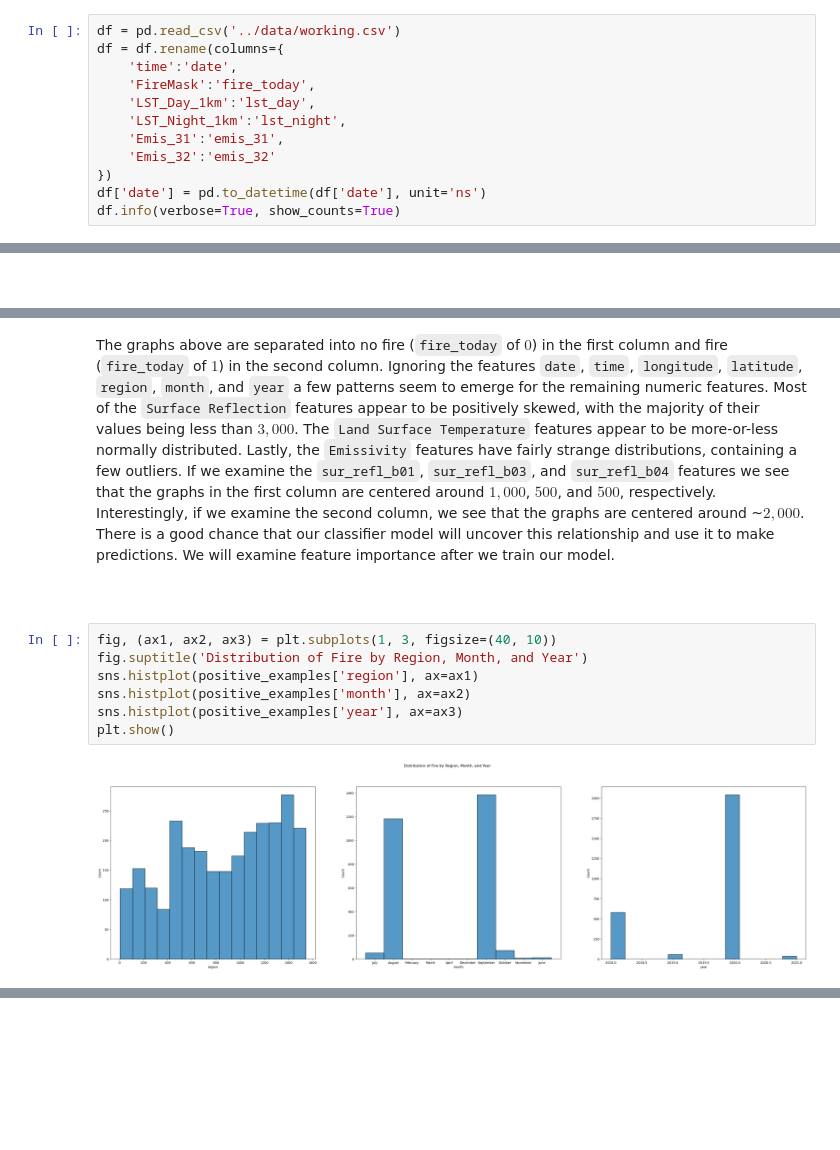
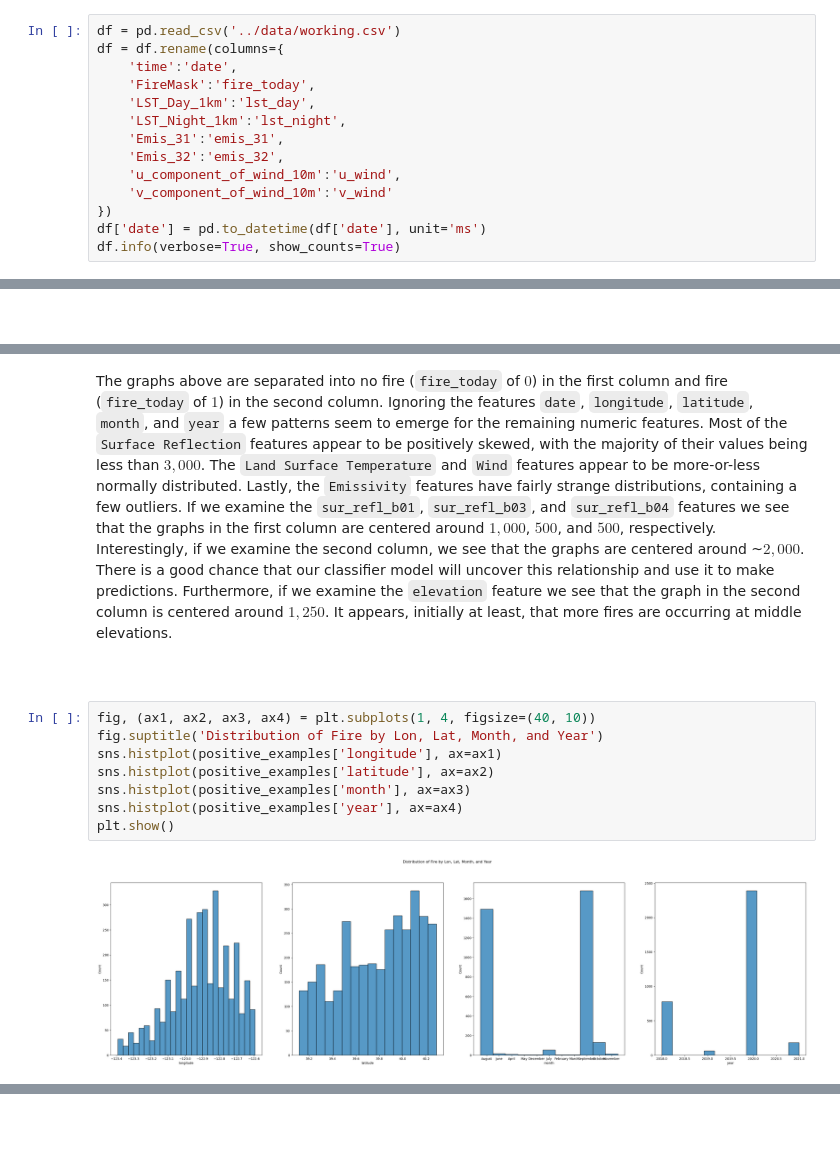
Before and after one commit to lukebass/wews, a Jupyter notebook: report/project.ipynb, the cells around one changed output, grey strips where cells are left out. Saved outputs shown, nothing was run; the diff lists cells and outputs as text; blank space fills up the shorter version.

```diff
--- a/report/project.ipynb
+++ b/report/project.ipynb
@@ -158,9 +158,11 @@ df = df.rename(columns={
     'LST_Day_1km':'lst_day',
     'LST_Night_1km':'lst_night',
     'Emis_31':'emis_31',
-    'Emis_32':'emis_32'
+    'Emis_32':'emis_32',
+    'u_component_of_wind_10m':'u_wind',
+    'v_component_of_wind_10m':'v_wind'
 })
-df['date'] = pd.to_datetime(df['date'], unit='ns')
+df['date'] = pd.to_datetime(df['date'], unit='ms')
 df.info(verbose=True, show_counts=True)
 # %% [output]
 <class 'pandas.core.frame.DataFrame'>
@@ -310,14 +329,15 @@ for feature in numeric_features:
 # %% [markdown]
-The graphs above are separated into no fire (`fire_today` of $0$) in the first column and fire (`fire_today` of $1$) in the second column. Ignoring the features `date`, `time`, `longitude`, `latitude`, `region`, `month`, and `year` a few patterns seem to emerge for the remaining numeric features. Most of the `Surface Reflection` features appear to be positively skewed, with the majority of their values being less than $3,000$. The `Land Surface Temperature` features appear to be more-or-less normally distributed. Lastly, the `Emissivity` features have fairly strange distributions, containing a few outliers. If we examine the `sur_refl_b01`, `sur_refl_b03`, and `sur_refl_b04` features we see that the graphs in the first column are centered around $1,000$, $500$, and $500$, respectively. Interestingly, if we examine the second column, we see that the graphs are centered around ~$2,000$. There is a good chance that our classifier model will uncover this relationship and use it to make predictions. We will examine feature importance after we train our model.
+The graphs above are separated into no fire (`fire_today` of $0$) in the first column and fire (`fire_today` of $1$) in the second column. Ignoring the features `date`, `longitude`, `latitude`, `month`, and `year` a few patterns seem to emerge for the remaining numeric features. Most of the `Surface Reflection` features appear to be positively skewed, with the majority of their values being less than $3,000$. The `Land Surface Temperature` and `Wind` features appear to be more-or-less normally distributed. Lastly, the `Emissivity` features have fairly strange distributions, containing a few outliers. If we examine the `sur_refl_b01`, `sur_refl_b03`, and `sur_refl_b04` features we see that the graphs in the first column are centered around $1,000$, $500$, and $500$, respectively. Interestingly, if we examine the second column, we see that the graphs are centered around ~$2,000$. There is a good chance that our classifier model will uncover this relationship and use it to make predictions. Furthermore, if we examine the `elevation` feature we see that the graph in the second column is centered around $1,250$. It appears, initially at least, that more fires are occurring at middle elevations.
 # %% [markdown]
 <br>
 # %%
-fig, (ax1, ax2, ax3) = plt.subplots(1, 3, figsize=(40, 10))
-fig.suptitle('Distribution of Fire by Region, Month, and Year')
-sns.histplot(positive_examples['region'], ax=ax1)
-sns.histplot(positive_examples['month'], ax=ax2)
-sns.histplot(positive_examples['year'], ax=ax3)
+fig, (ax1, ax2, ax3, ax4) = plt.subplots(1, 4, figsize=(40, 10))
+fig.suptitle('Distribution of Fire by Lon, Lat, Month, and Year')
+sns.histplot(positive_examples['longitude'], ax=ax1)
+sns.histplot(positive_examples['latitude'], ax=ax2)
+sns.histplot(positive_examples['month'], ax=ax3)
+sns.histplot(positive_examples['year'], ax=ax4)
 plt.show()
 # %% [output]
-[figure, old version]
+[figure, new version]
 # %% [markdown]
```
Also changed, not shown: parts of 11 cells of this notebook, 2 other files.
